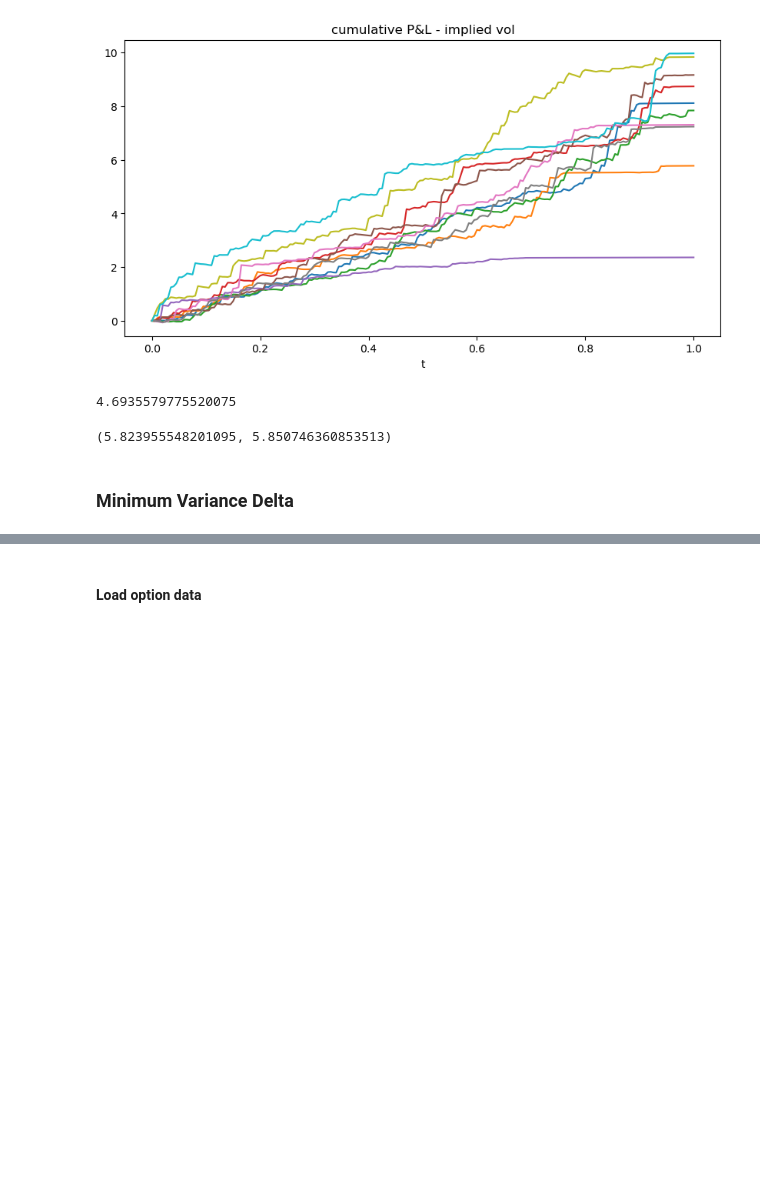
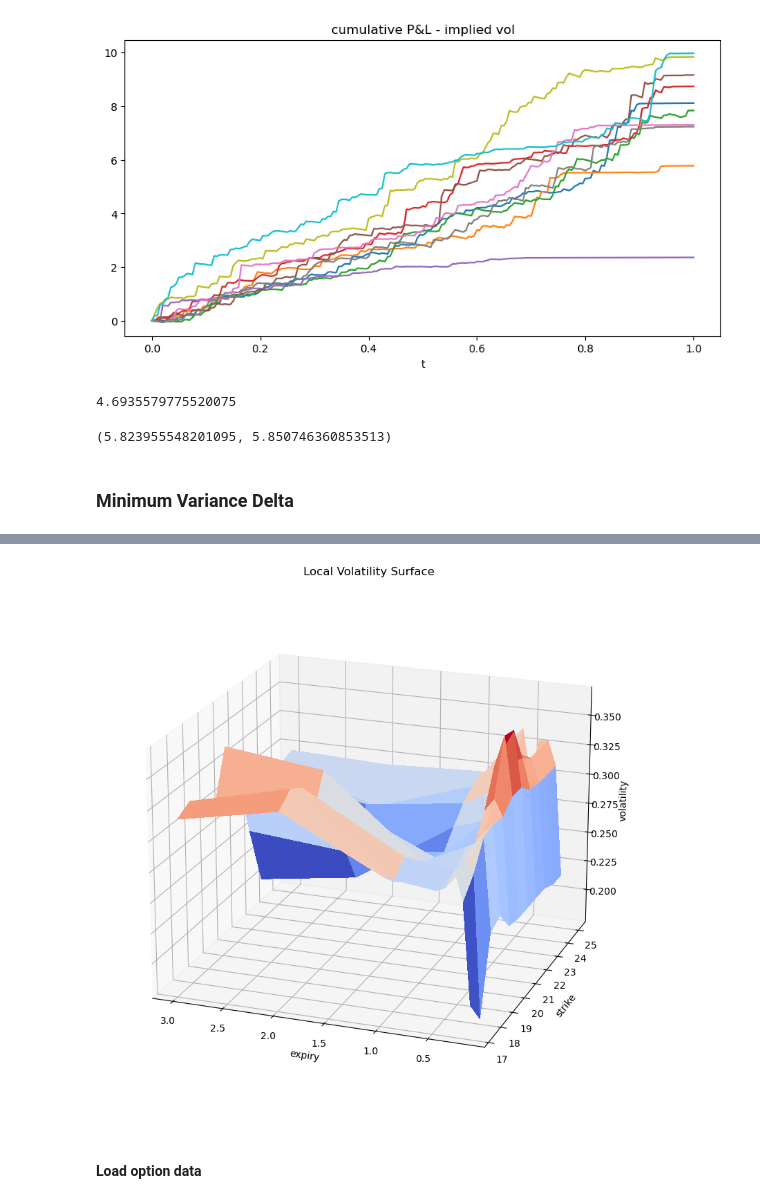
Before and after one commit to fbristotti/cqf, a Jupyter notebook: final/final.ipynb, the cells around one changed output, grey strips where cells are left out. Drawn from its saved outputs; the diff is of its cells as text; code cells hidden in the pictures; blank space fills up the shorter version.

Commit message:
local volatility

```diff
--- a/final/final.ipynb
+++ b/final/final.ipynb
@@ -513,0 +517,6 @@ np.mean(portfolio_pls), pl_theo
+# %%
+S = 15.7
+r = 0.01
+# %%
+df_vol_impl = pd.read_excel(r'papers\LocalVol.xlsx', sheet_name='data')
+df_vol_impl
@@ -513,0 +538,5 @@ np.mean(portfolio_pls), pl_theo
+# %%
+np_vol_impl = df_vol_impl.to_numpy()
+vol_impl = np.array(np_vol_impl[:,1:], dtype=np.float64)
+strike = np.array(np_vol_impl[:,0], dtype=np.float64)
+expiry = np.array(df_vol_impl.columns.values[1:], dtype=np.float64)
@@ -514,3 +634,22 @@ np.mean(portfolio_pls), pl_theo
+# %%
+fig, ax = plt.subplots(subplot_kw={"projection": "3d"}, figsize=(20,10))
+
+X, Y = np.meshgrid(expiry_local, strike_local)
+
+# Plot the surface.
+surf = ax.plot_surface(X, Y, vol_local, cmap=cm.coolwarm, linewidth=0, antialiased=False)
+
+#ax.view_init(-160, -30)
+ax.view_init(-160, 70)
+ax.invert_zaxis()
+
+plt.title('Local Volatility Surface')
+ax.set_xlabel('expiry')
+ax.set_ylabel('strike')
+ax.set_zlabel('volatility')
+plt.show()
+# %% [output]
+[figure, added]
 # %% [markdown]
 #### Load option data
 # %%
```
Also changed, not shown: parts of 6 cells of this notebook, 1 other file.
